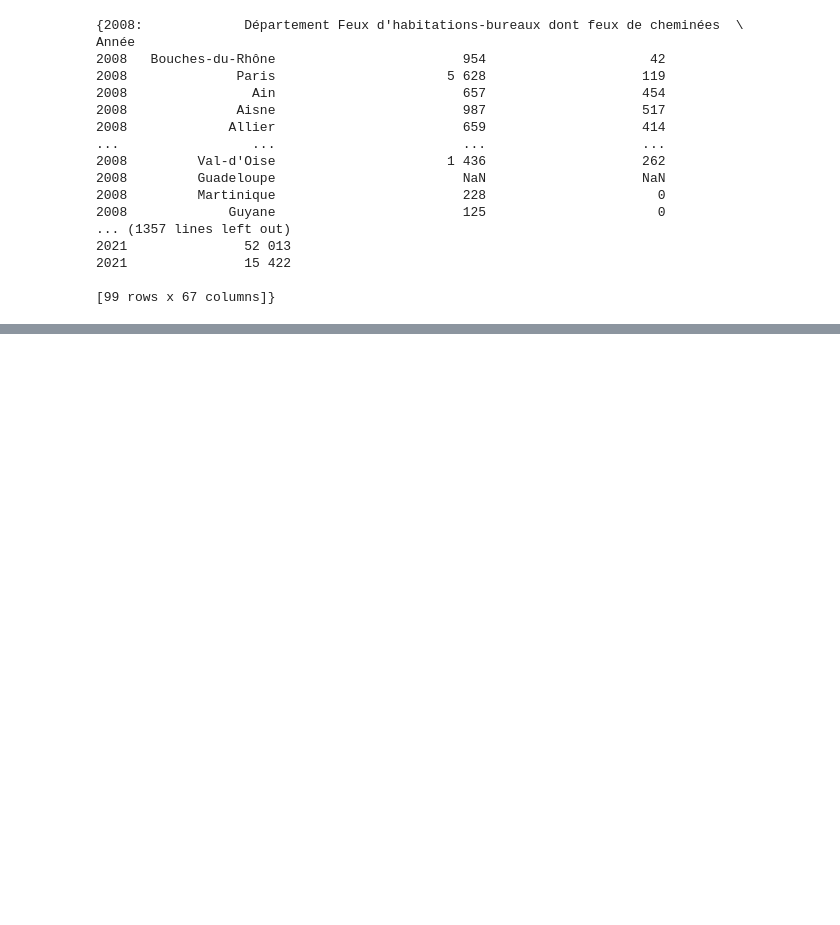
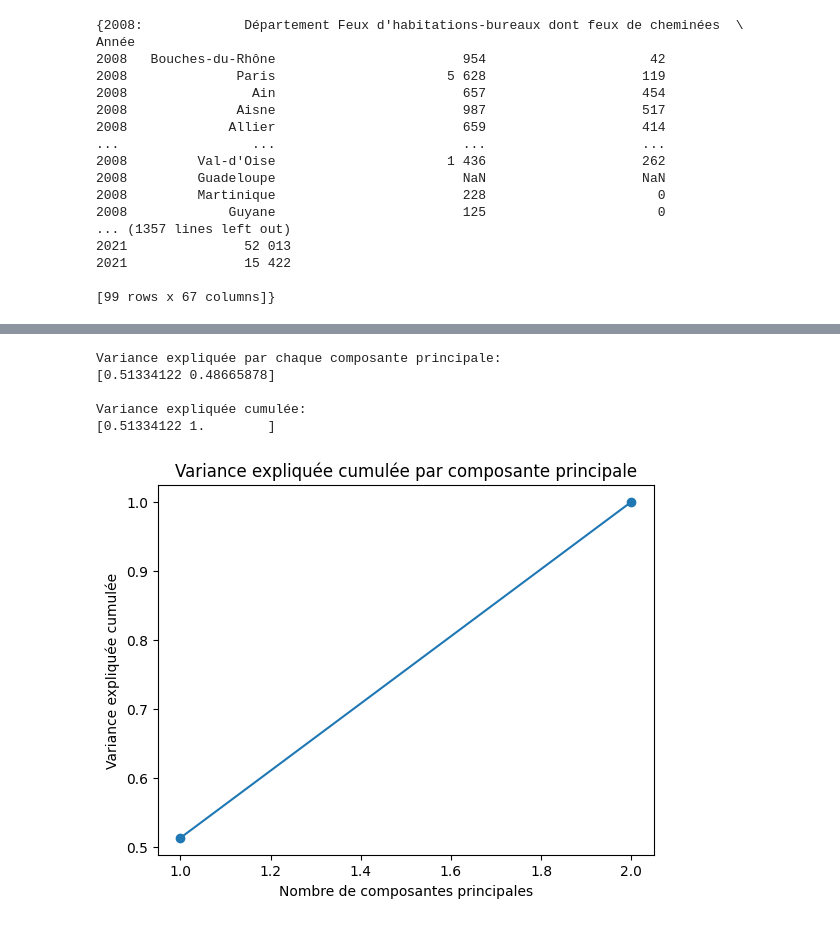
Before and after one commit to antoinebnm/PTS-Data, a Jupyter notebook: data.ipynb, the cells around one changed output, grey strips where cells are left out. Drawn from its saved outputs; the diff is of its cells as text; code cells hidden in the pictures; blank space fills up the shorter version.

```diff
--- a/data.ipynb
+++ b/data.ipynb
@@ -127,0 +160,52 @@ departementDatasetsFusionne
+# %%
+import pandas as pd
+from sklearn.decomposition import PCA
+from sklearn.preprocessing import StandardScaler
+from sklearn.impute import SimpleImputer
+import matplotlib.pyplot as plt
+
+# Supposons que votre dataframe contient toutes les données que vous souhaitez inclure dans l'ACP
+# Vous pouvez remplacer 'Ain' par le nom de votre département
+df_all_data = departementDatasetsFusionne['Ain']
+
+# Sélectionner les colonnes numériques pour l'ACP
+data_for_pca = df_all_data.select_dtypes(include=['float64', 'int64'])
+
+# Imputer les valeurs manquantes avec la moyenne (vous pouvez ajuster cela en fonction de vos besoins)
+imputer = SimpleImputer(strategy='mean')
+data_imputed = pd.DataFrame(imputer.fit_transform(data_for_pca), columns=data_for_pca.columns)
+
+# Standardiser les données (important pour l'ACP)
+scaler = StandardScaler()
+data_scaled = scaler.fit_transform(data_imputed)
+
+# Appliquer l'ACP
+pca = PCA()
+pca_result = pca.fit_transform(data_scaled)
+
+# Créer un dataframe avec les résultats de l'ACP
+df_pca_result = pd.DataFrame(pca_result, columns=[f'PC{i+1}' for i in range(pca_result.shape[1])])
+
+# Afficher la variance expliquée par chaque composante principale
+explained_variance_ratio = pca.explained_variance_ratio_
+cumulative_explained_variance = explained_variance_ratio.cumsum()
+
+print("Variance expliquée par chaque composante principale:")
+print(explained_variance_ratio)
+
+print("\nVariance expliquée cumulée:")
+print(cumulative_explained_variance)
+
+# Visualiser la variance expliquée cumulée
+plt.plot(range(1, len(cumulative_explained_variance) + 1), cumulative_explained_variance, marker='o')
+plt.title('Variance expliquée cumulée par composante principale')
+plt.xlabel('Nombre de composantes principales')
+plt.ylabel('Variance expliquée cumulée')
+plt.show()
+# %% [output]
+Variance expliquée par chaque composante principale:
+[0.51334122 0.48665878]
+
+Variance expliquée cumulée:
+[0.51334122 1.        ]
+[figure, added]
```
Also changed, not shown: parts of 4 cells of this notebook.
